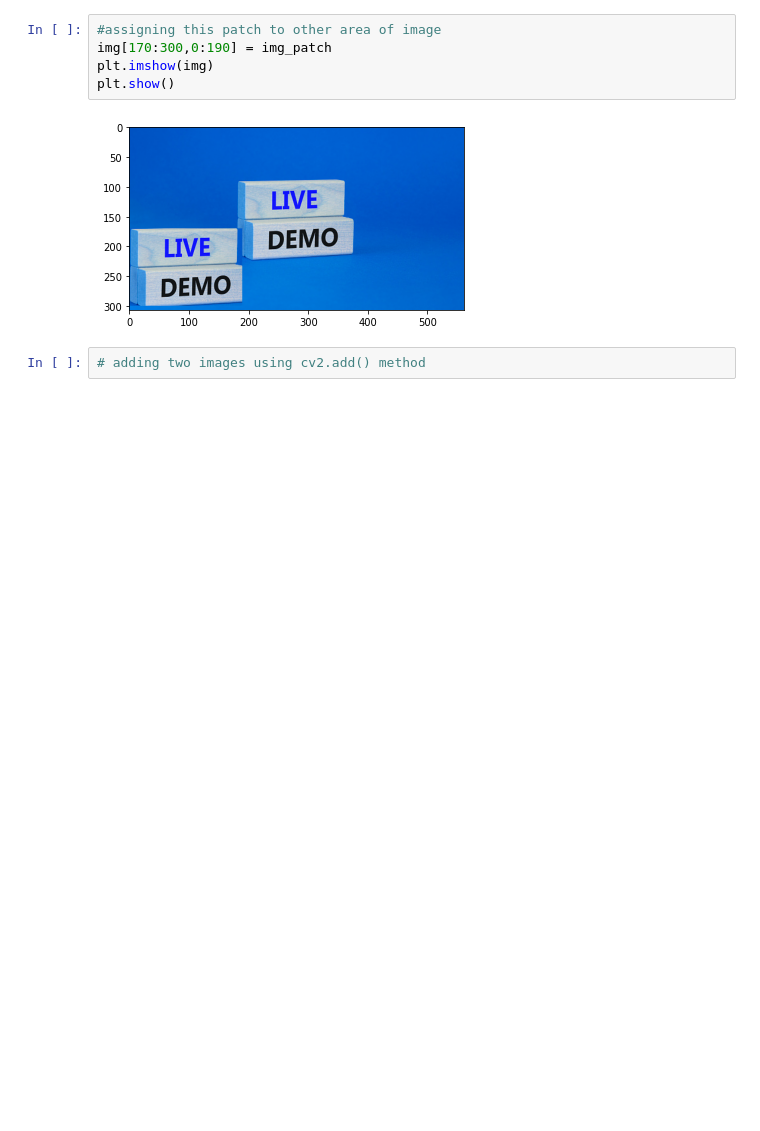
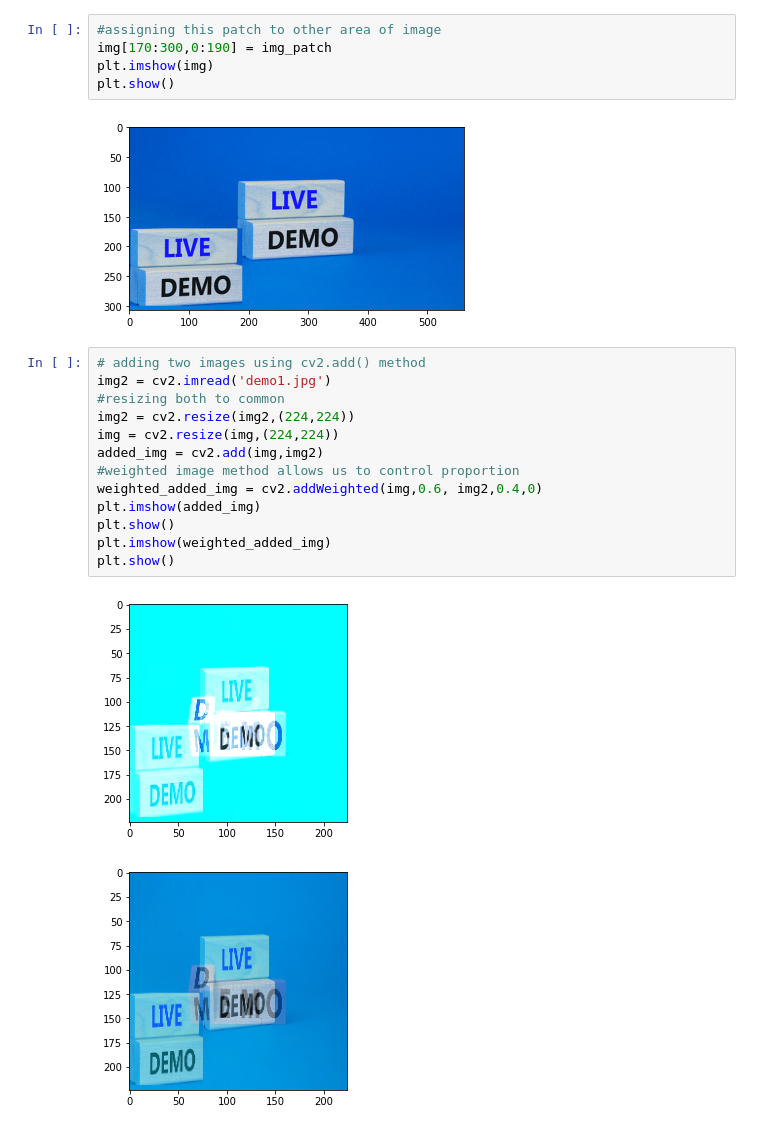
Before and after one commit to Suraj520/cv-nlp-basics-to-advanced, a Jupyter notebook: 02_CV/02_image-arithmetic-operations/notebook.ipynb, the cells around one changed output. Cells and saved outputs as stored; diff of their text form; blank space fills up the shorter version.

```diff
--- a/02_CV/02_image-arithmetic-operations/notebook.ipynb
+++ b/02_CV/02_image-arithmetic-operations/notebook.ipynb
@@ -25,5 +25,19 @@ plt.imshow(img)
 plt.show()
 # %% [output]
 [figure]
-# %%
-# adding two images using cv2.add() method
+# %%
+# adding two images using cv2.add() method
+img2 = cv2.imread('demo1.jpg')
+#resizing both to common
+img2 = cv2.resize(img2,(224,224))
+img = cv2.resize(img,(224,224))
+added_img = cv2.add(img,img2)
+#weighted image method allows us to control proportion
+weighted_added_img = cv2.addWeighted(img,0.6, img2,0.4,0)
+plt.imshow(added_img)
+plt.show()
+plt.imshow(weighted_added_img)
+plt.show()
+# %% [output]
+[figure, added]
+[figure, added]
```
Also changed, not shown: parts of 4 cells of this notebook, 5 other files.
